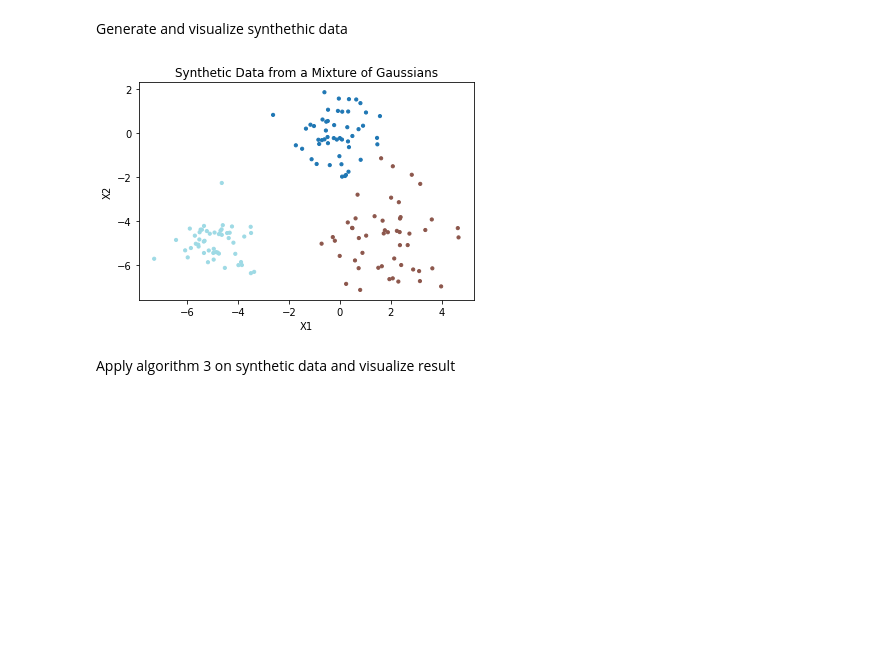
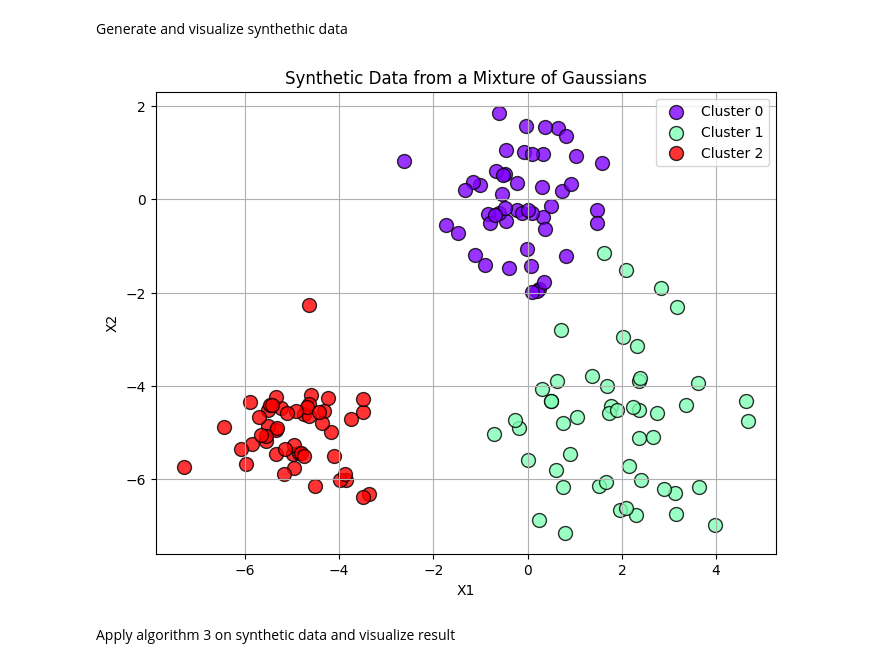
Before and after one commit to Samuele-Caccavelli/bayesian_statistics_project, a Jupyter notebook: notebooks/jupyter/neal_algorithm3.ipynb, the cells around one changed output. Drawn from its saved outputs; the diff is of its cells as text; code cells hidden in the pictures; blank space fills up the shorter version.

```diff
--- a/notebooks/jupyter/neal_algorithm3.ipynb
+++ b/notebooks/jupyter/neal_algorithm3.ipynb
@@ -97,22 +47,17 @@ Generate and visualize synthethic data
 # %%
 # Sample syntethic
 np.random.seed(42)  # for reproducibility
 random.seed(42)
 
 means = [[0, 0], [2, -5], [-5, -5]]
 covariances = [np.eye(2), 2 * np.eye(2), 0.5 * np.eye(2)]
 n_samples = [50, 50, 50]
 
 data, labels = generate_gaussian_mixture(means, covariances, n_samples)
 
-plt.scatter(data[:, 0], data[:, 1], c=labels, cmap="tab20", s=10)
-plt.title("Synthetic Data from a Mixture of Gaussians")
-plt.xlabel("X1")
-plt.ylabel("X2")
-#plt.colorbar(label="Gaussian Index")
-plt.show()
+plot_clusters(data, labels, "Synthetic Data from a Mixture of Gaussians")
 # %% [output]
-[figure, old version]
+[figure, new version]
 # %% [markdown]
 Apply algorithm 3 on synthetic data and visualize result
 # %%
```
Also changed, not shown: parts of 30 cells of this notebook, 5 other files.
